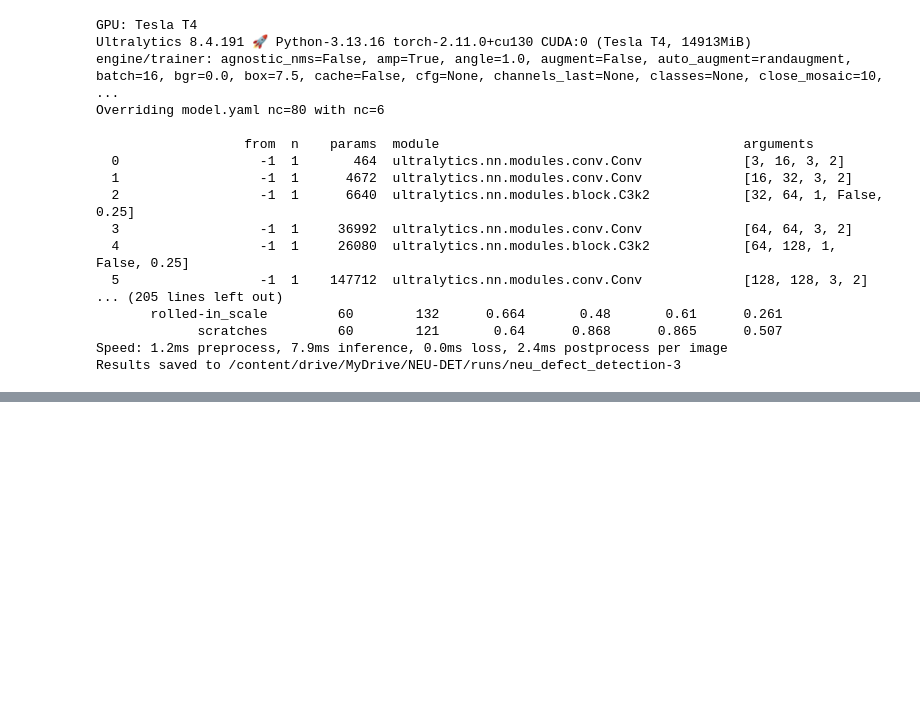
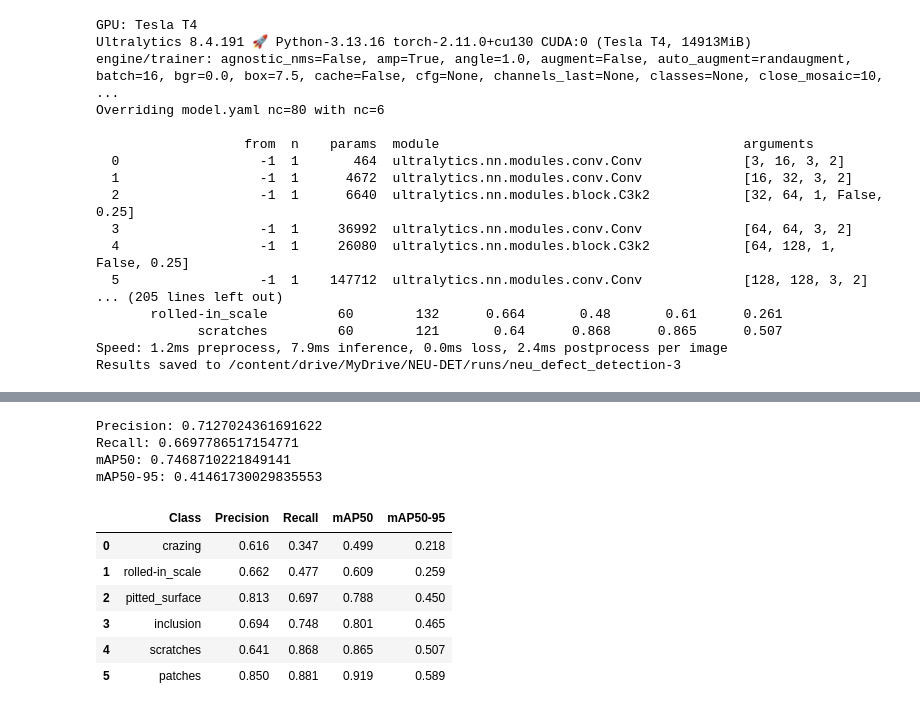
Before and after one commit to iliaglzr/ndustrial_Defect_Detection_-_Anomaly_Inspection, a Jupyter notebook: Industrial_Defect_Detection_&_Anomaly_Inspection.ipynb, the cells around one changed output, grey strips where cells are left out. Cells and saved outputs as stored; diff of their text form; code cells hidden in the pictures; blank space fills up the shorter version.

```diff
--- a/Industrial_Defect_Detection_&_Anomaly_Inspection.ipynb
+++ b/Industrial_Defect_Detection_&_Anomaly_Inspection.ipynb
@@ -560,3 +560,28 @@ Overriding model.yaml nc=80 with nc=6
              scratches         60        121       0.64      0.868      0.865      0.507
 Speed: 1.2ms preprocess, 7.9ms inference, 0.0ms loss, 2.4ms postprocess per image
 Results saved to /content/drive/MyDrive/NEU-DET/runs/neu_defect_detection-3
+# %%
+from ultralytics import YOLO
+
+# بارگذاری بهترین وزن‌های آموزش‌دیده
+model = YOLO(
+    "/content/drive/MyDrive/NEU-DET/runs/neu_defect_detection-3/weights/best.pt"
+)
+
+# مسیر فایل تنظیمات دیتاست
+data_yaml = (
+    "/content/drive/MyDrive/NEU-DET/"
+    "datasets/neu_yolo/neu.yaml"
+)
+
+# ارزیابی مدل روی داده‌های validation
+metrics = model.val(
+    data=data_yaml,
+    split="val",
+    imgsz=640,
+    batch=16,
+    device=0,
+    plots=True
+)
+
+print("Evaluation completed!")
@@ -562,0 +604,37 @@ Results saved to /content/drive/MyDrive/NEU-DET/runs/neu_defect_detection-3
+# %%
+print("Precision:", metrics.box.mp)
+print("Recall:", metrics.box.mr)
+print("mAP50:", metrics.box.map50)
+print("mAP50-95:", metrics.box.map)
+# %% [output]
+Precision: 0.7127024361691622
+Recall: 0.6697786517154771
+mAP50: 0.7468710221849141
+mAP50-95: 0.41461730029835553
+# %%
+import pandas as pd
+
+class_metrics = metrics.box
+
+df = pd.DataFrame({
+    "Class": list(model.names.values()),
+    "Precision": class_metrics.p,
+    "Recall": class_metrics.r,
+    "mAP50": class_metrics.ap50,
+    "mAP50-95": class_metrics.ap
+})
+
+display(
+    df.round(3).sort_values(
+        by="mAP50",
+        ascending=True
+    ).reset_index(drop=True)
+)
+# %% [output]
+|  | Class | Precision | Recall | mAP50 | mAP50-95 |
+| 0 | crazing | 0.616 | 0.347 | 0.499 | 0.218 |
+| 1 | rolled-in_scale | 0.662 | 0.477 | 0.609 | 0.259 |
+| 2 | pitted_surface | 0.813 | 0.697 | 0.788 | 0.450 |
+| 3 | inclusion | 0.694 | 0.748 | 0.801 | 0.465 |
+| 4 | scratches | 0.641 | 0.868 | 0.865 | 0.507 |
+| 5 | patches | 0.850 | 0.881 | 0.919 | 0.589 |
```
Also changed, not shown: parts of 3 cells of this notebook, 2 other files.
